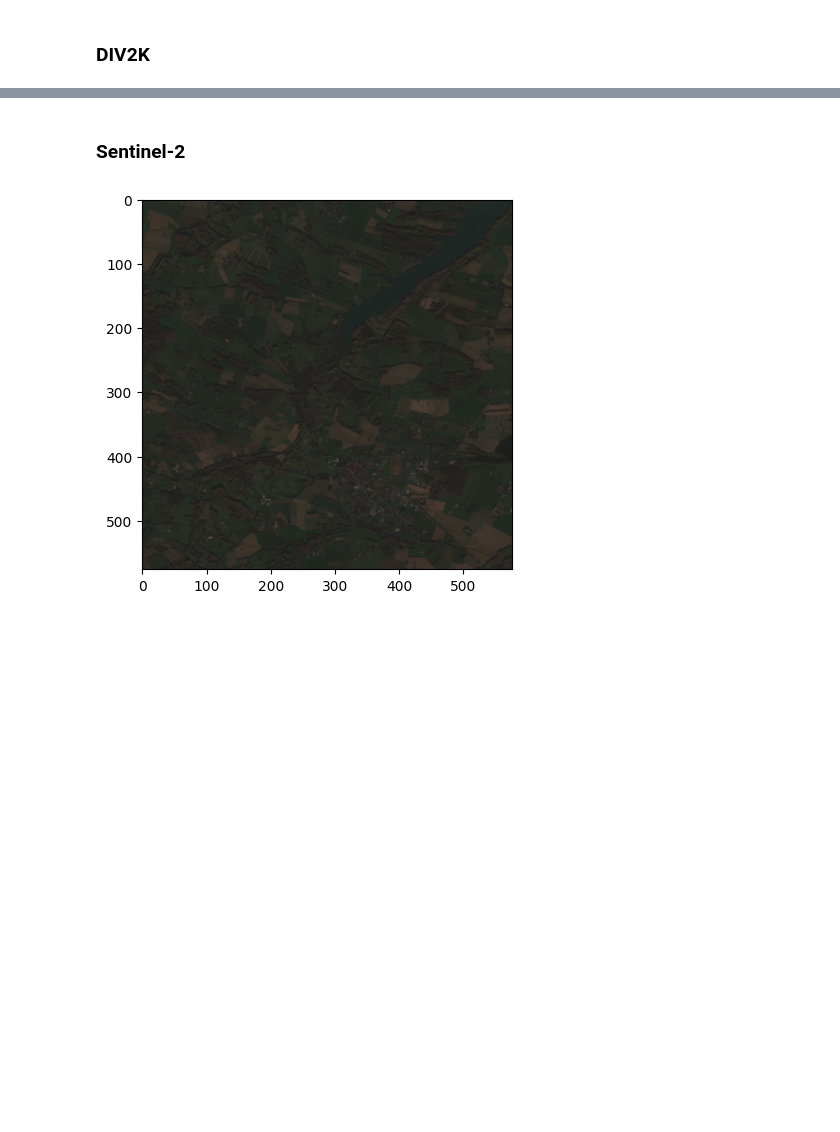
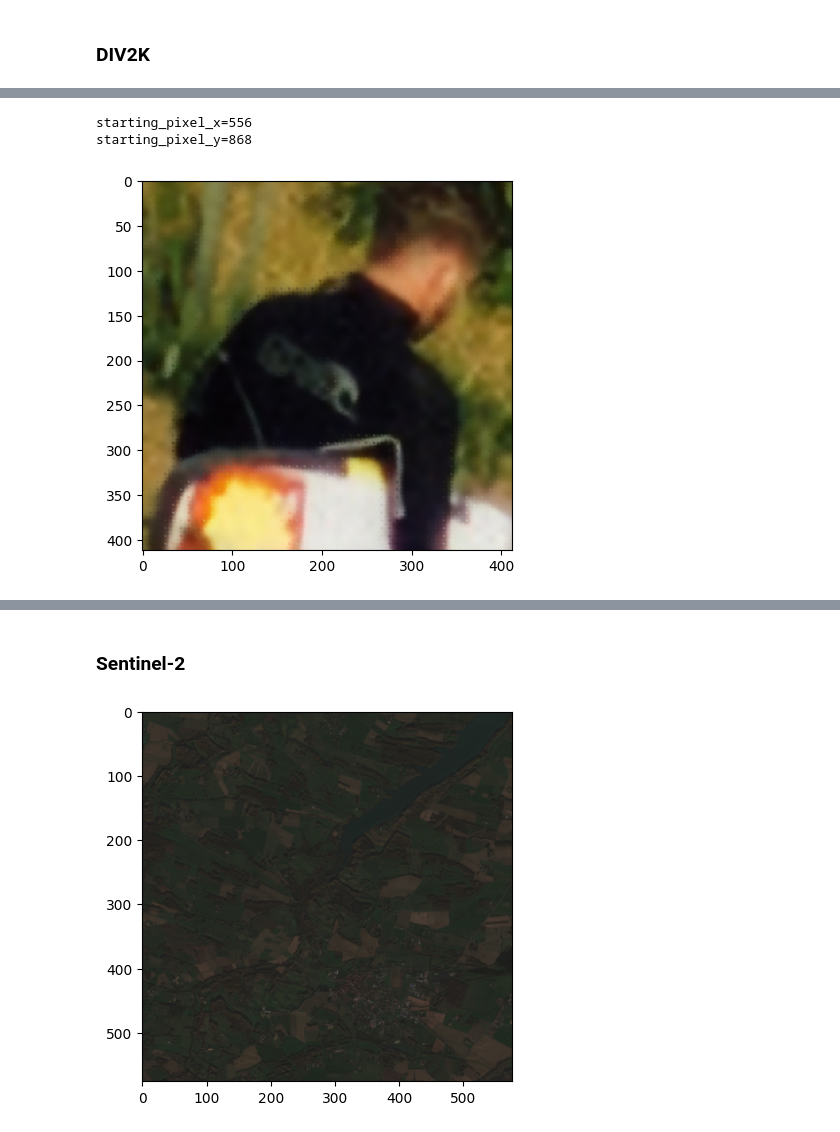
Before and after one commit to adriangt2001/TFG-Satellite-GSSR, a Jupyter notebook: notebooks/image_generator.ipynb, the cells around one changed output, grey strips where cells are left out. Cells and saved outputs as stored; diff of their text form; code cells hidden in the pictures; blank space fills up the shorter version.

```diff
--- a/notebooks/image_generator.ipynb
+++ b/notebooks/image_generator.ipynb
@@ -20,0 +34,16 @@ def save_img(image, path):
+# %%
+resblocks = 16
+backbone_features = 64
+model_features = 180
+window_size = 12
+num_heads = 4
+gaussian_interaction_blocks = 6
+raster_ratio = 0.1
+gaussian_density = 16
+mlp_ratio = 4
+# %%
+# Load RGB model
+backbone = EDSR(3, resblocks, backbone_features)
+model_rgb = GSASR(backbone, model_features, window_size, num_heads, gaussian_interaction_blocks, 3,
+                raster_ratio=raster_ratio, m=gaussian_density, mlp_ratio=mlp_ratio).to(device=device)
+model_rgb.load_state_dict(torch.load('/home/msiau/workspace/TFG-Satellite-GSSR/weights/GSatelite_Base.pt')['model'])
@@ -20,0 +64,14 @@ def save_img(image, path):
+# %%
+# Generate 1 x4 Image
+with torch.no_grad():
+    starting_pixel_x += 0
+    starting_pixel_y += 0
+    print(f'{starting_pixel_x=}')
+    print(f'{starting_pixel_y=}')
+
+    output_image_rgb = model_rgb(image[:3, starting_pixel_y:starting_pixel_y+48, starting_pixel_x:starting_pixel_x+48].unsqueeze(0).to(device=device), 8.6).squeeze().to(device='cpu')
+    visualize_image(output_image_rgb, [0, 1, 2])
+# %% [output]
+starting_pixel_x=556
+starting_pixel_y=868
+[figure, added]
```
Also changed, not shown: parts of 12 cells of this notebook, 55 other files.
